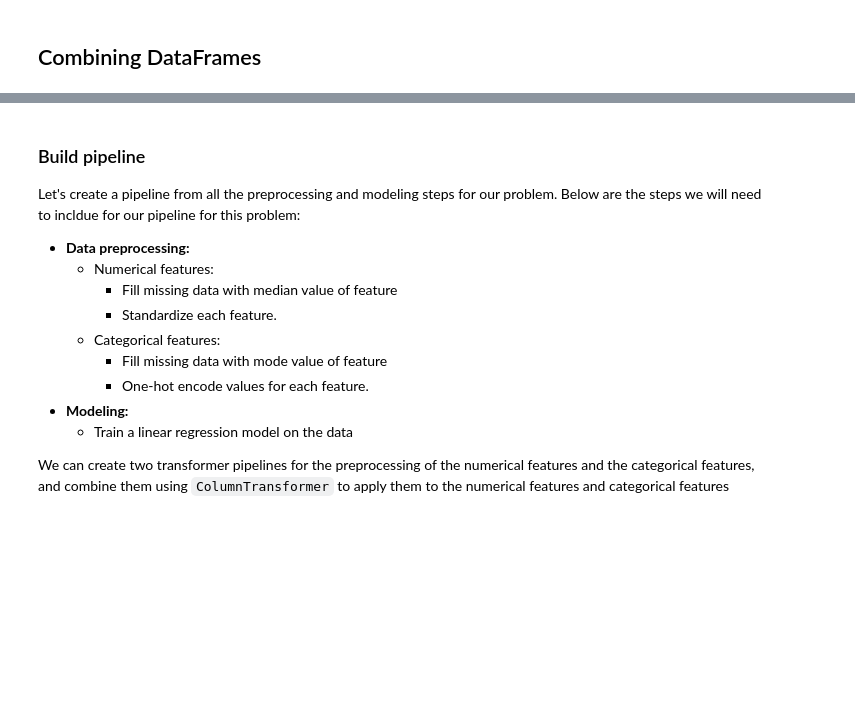
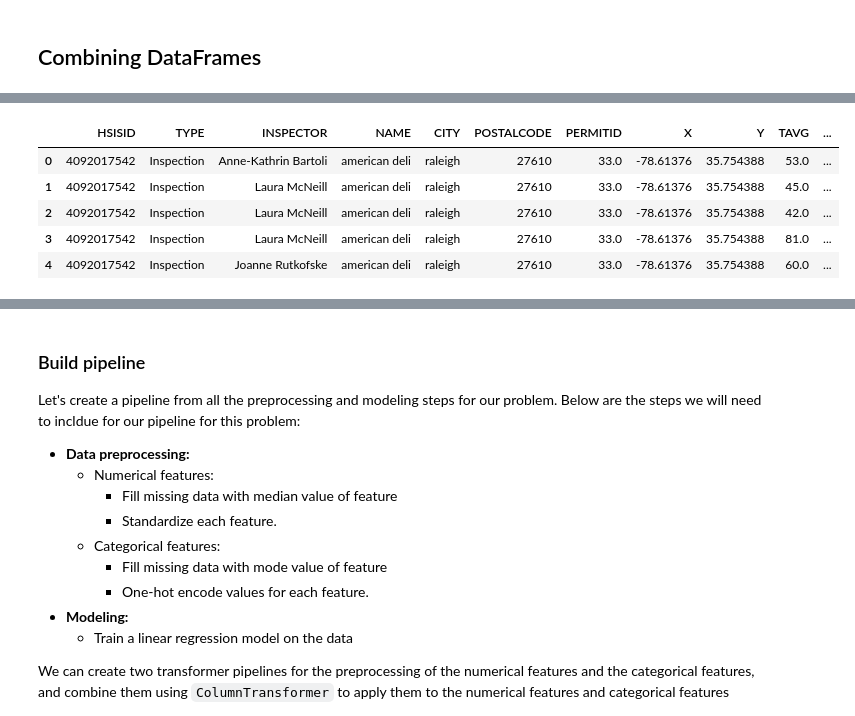
Before and after one commit to shyamal-anadkat/wake-county-food-inspections-analysis, a Jupyter notebook: Wake County -- Restaurant Food Inspections Analysis [AIPI510].ipynb, the cells around one changed output, grey strips where cells are left out. Saved outputs shown, nothing was run; the diff lists cells and outputs as text; code cells hidden in the pictures; blank space fills up the shorter version.

```diff
--- a/Wake County -- Restaurant Food Inspections Analysis [AIPI510].ipynb
+++ b/Wake County -- Restaurant Food Inspections Analysis [AIPI510].ipynb
@@ -196,0 +223,13 @@ crimedatadf.head()
+# %%
+def aggregate_violations(rest_violation):
+
+    rest_violation['CRITICAL'].fillna("No", inplace=True)
+    rest_violation['CRITICAL'] = rest_violation['CRITICAL'].apply(lambda x: (x=='Yes'))
+    #print(restv['CRITICAL'].value_counts(dropna=False))
+
+    agg_critical = rest_violation.groupby(['HSISID','INSPECTDATE'],as_index=False)['CRITICAL'].agg('sum')
+    agg_critical['HAS CRITICAL'] = agg_critical['CRITICAL'] > 0
+
+    return agg_critical
+
+aggregate_violations(rest_violation.copy())
@@ -197,9 +250,68 @@ crimedatadf.head()
 # %%
-# Create copy of original DataFrames
-rest_inspect = inspectionsdf.copy()
-rest_df = restaurantsdf.copy()
-rest_violation = violationsdf.copy()
-temp_df = weatherdatadf.copy()
-yelp_df = yelpdatadf.copy()
-score_legend = legend.copy()
-crime_df = crimedatadf.copy()
+
+pd.set_option('display.max_columns', None)
+
+def create_feature_table(rest_inspect, rest_df, rest_violation, temp_df, score_legend, crime_df, yelp_df):
+    # Merged the inspectionsdf & restaurantsdf based on HSISID (which is primary key for identifying a resto)
+    final_df = rest_inspect.merge(rest_df, how='left', on=['HSISID'])
+    final_df.drop(['OBJECTID_x', 'OBJECTID_y'], axis=1, inplace=True)
+
+    # merge temperature data
+    final_df = final_df.merge(temp_df, how='left', left_on='DATE', right_on='date')
+    final_df.drop(['date'], axis=1, inplace=True)
+
+    # merge with yelp data on the restaurant name
+    final_df["NAME"] = final_df["NAME"].str.lower()
+    yelp_df["name"] = yelp_df["name"].str.lower()
+    final_df = final_df.merge(yelp_df, left_on="NAME", right_on="name", how="left")
+
+    final_df.drop_duplicates(['DATE', 'HSISID'], inplace=True)
+    final_df.drop(['display_phone', 'name', 'PHONENUMBER'], axis=1, inplace=True)
+    final_df.dropna(subset=['review_count'], inplace=True)
+
+    # agg and merge crime data
+    crime_df['reported_year'] = crime_df['reported_year'].astype(str)
+    crime_df['reported_month'] = crime_df['reported_month'].astype(str)
+    crime_df['reported_day'] = crime_df['reported_day'].astype(str)
+    crime_df['crimedate'] = crime_df[['reported_year', 'reported_month', 'reported_day']].agg('-'.join, axis=1)
+    crime_df['crimedate'] = pd.to_datetime(crime_df['crimedate'])
+
+
+    crimedfagg = crime_df.groupby(['crimedate']).size()
+    crimedfagg = pd.DataFrame(crimedfagg, columns=['crime_count']).reset_index()
+
+
+    # merge featuretable with the crime aggregated per day
+    featuretable = final_df.copy()
+    featuretable['DATE'] = pd.to_datetime(featuretable['DATE'])
+    featuretable = featuretable.merge(crimedfagg, how='left', left_on='DATE', right_on='crimedate')
+    featuretable=featuretable.drop(['crimedate'], axis=1)
+    featuretable = featuretable.drop_duplicates(subset=['SCORE', 'DATE', 'NAME'])
+    featuretable['price'] = featuretable['price'].fillna(featuretable['price'].mode()[0])
+
+
+    finalfeat= featuretable.copy()
+    finalfeat['POSTALCODE'] = finalfeat['POSTALCODE'].str.split('-').str[0]
+
+    finalfeat['RESTAURANTOPENDATE'] = pd.to_datetime(finalfeat['RESTAURANTOPENDATE'])
+    finalfeat['DAYS OPEN SINCE INSPECTION'] = (pd.to_datetime(finalfeat['DATE']) - pd.to_datetime(finalfeat['RESTAURANTOPENDATE'])).dt.days
+    finalfeat = finalfeat.drop(['phone','ADDRESS1','GEOCODESTATUS','RESTAURANTOPENDATE'], axis=1)
+    finalfeat.CITY = finalfeat.CITY.str.lower()
+    finalfeat['SCORE GRADE'] = finalfeat['SCORE'].apply(lambda s: get_score_grade(score_legend, s))
+
+
+    agg_critical = aggregate_violations(rest_violation)
+    #print(agg_critical['HAS CRITICAL'].value_counts())
+    finale = finalfeat.copy()
+    agg_critical['INSPECTDATE'] = pd.to_datetime(agg_critical['INSPECTDATE'])
+    finale = finalfeat.merge(agg_critical, how='inner', left_on=['DATE', 'HSISID'], right_on=['INSPECTDATE', 'HSISID'])
+    finale.drop(['DATE', 'SCORE', 'SCORE GRADE'], axis=1, inplace=True)
+    #print(finale.isna().sum())
+    print(finale['HAS CRITICAL'].value_counts())
+
+    return finale
+
+train = create_feature_table(rest_inspect.copy(), rest_df.copy(), rest_violation.copy(), temp_df.copy(), score_legend.copy(), crime_df.copy(), yelp_df.copy())
+print(train.shape)
+train.head()
+# %% [output]
@@ -205,0 +322,6 @@ crime_df = crimedatadf.copy()
+|  | HSISID | TYPE | INSPECTOR | NAME | CITY | POSTALCODE | PERMITID | X | Y | TAVG | ... |
+| 0 | 4092017542 | Inspection | Anne-Kathrin Bartoli | american deli | raleigh | 27610 | 33.0 | -78.61376 | 35.754388 | 53.0 | ... |
+| 1 | 4092017542 | Inspection | Laura McNeill | american deli | raleigh | 27610 | 33.0 | -78.61376 | 35.754388 | 45.0 | ... |
+| 2 | 4092017542 | Inspection | Laura McNeill | american deli | raleigh | 27610 | 33.0 | -78.61376 | 35.754388 | 42.0 | ... |
+| 3 | 4092017542 | Inspection | Laura McNeill | american deli | raleigh | 27610 | 33.0 | -78.61376 | 35.754388 | 81.0 | ... |
+| 4 | 4092017542 | Inspection | Joanne Rutkofske | american deli | raleigh | 27610 | 33.0 | -78.61376 | 35.754388 | 60.0 | ... |
```
Also changed, not shown: parts of 42 cells of this notebook, 17 other files.
